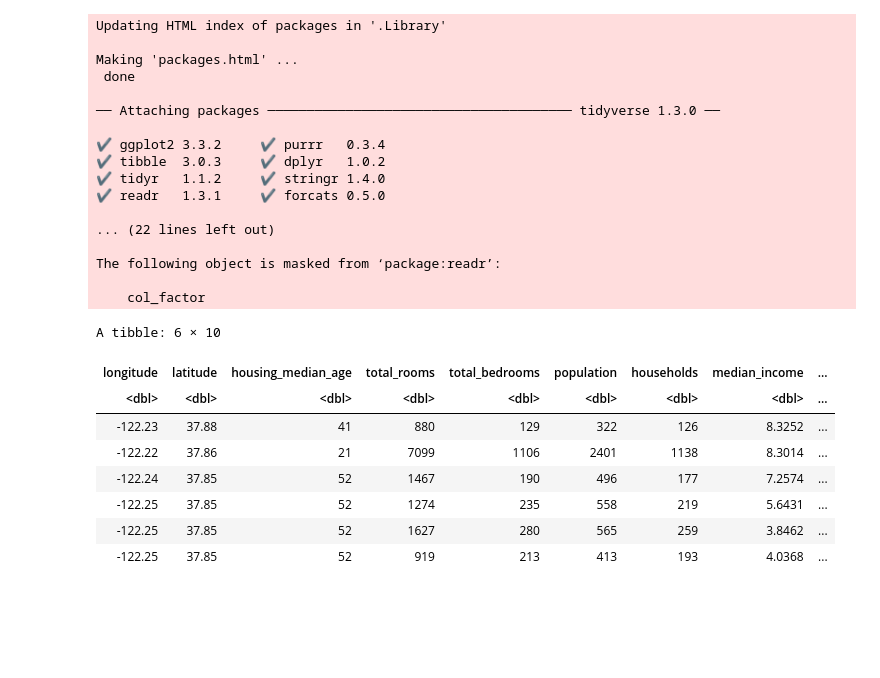
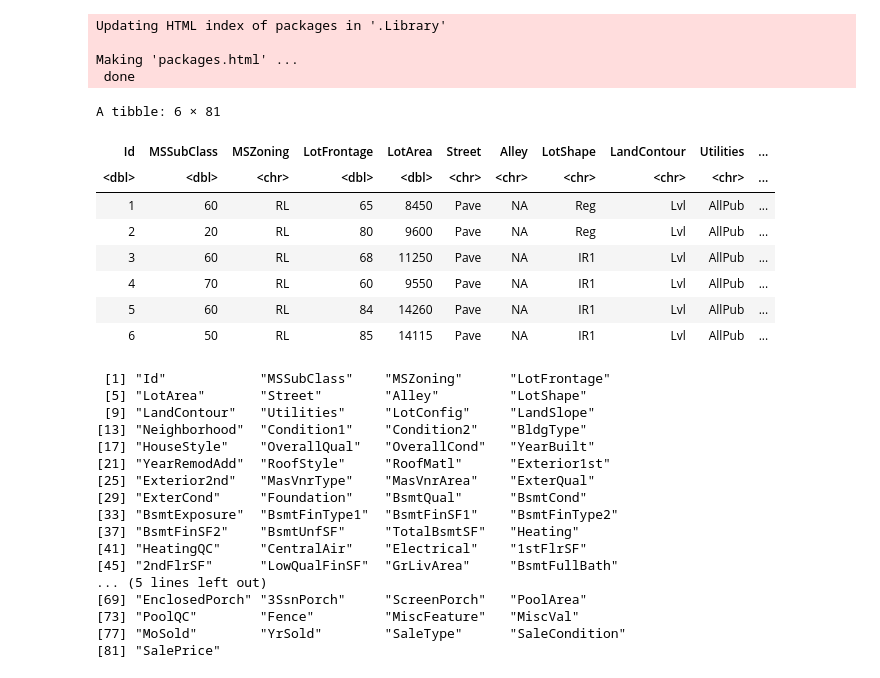
Before and after one commit to jerdavies/home-price-regression, a Jupyter notebook: marg_vs_divorce_viz.ipynb, the cells around one changed output. Saved outputs shown, nothing was run; the diff lists cells and outputs as text; code cells hidden in the pictures; blank space fills up the shorter version.

```diff
--- a/marg_vs_divorce_viz.ipynb
+++ b/marg_vs_divorce_viz.ipynb
@@ -5,35 +5,40 @@ library(cowplot)
 library(scales)
 library(gsheet)
 library(repr)
-data <- gsheet2tbl('docs.google.com/spreadsheets/d/1MhyB5hxvmZCIAMTbdSscGI4yIUbM2Au_Hkdkx9dx_LM/edit?usp=sharing')
+data <- gsheet2tbl('docs.google.com/spreadsheets/d/1nNlzfwXkHVk2i946pgf3247KT2vqCDfHZjrBjT-losg/edit?usp=sharing')
 # %% [output]
 Updating HTML index of packages in '.Library'
 
 Making 'packages.html' ...
  done
-
-── Attaching packages ─────────────────────────────────────── tidyverse 1.3.0 ──
-
-✔ ggplot2 3.3.2     ✔ purrr   0.3.4
-✔ tibble  3.0.3     ✔ dplyr   1.0.2
-✔ tidyr   1.1.2     ✔ stringr 1.4.0
-✔ readr   1.3.1     ✔ forcats 0.5.0
-
-... (22 lines left out)
-
-The following object is masked from ‘package:readr’:
-
-    col_factor
 # %%
 head(data,6)
+colnames(data)
 # %% [output]
-A tibble: 6 × 10
+A tibble: 6 × 81
-| longitude | latitude | housing_median_age | total_rooms | total_bedrooms | population | households | median_income | ... |
-| <dbl> | <dbl> | <dbl> | <dbl> | <dbl> | <dbl> | <dbl> | <dbl> | ... |
-| -122.23 | 37.88 | 41 | 880 | 129 | 322 | 126 | 8.3252 | ... |
-| -122.22 | 37.86 | 21 | 7099 | 1106 | 2401 | 1138 | 8.3014 | ... |
-| -122.24 | 37.85 | 52 | 1467 | 190 | 496 | 177 | 7.2574 | ... |
-| -122.25 | 37.85 | 52 | 1274 | 235 | 558 | 219 | 5.6431 | ... |
-| -122.25 | 37.85 | 52 | 1627 | 280 | 565 | 259 | 3.8462 | ... |
-| -122.25 | 37.85 | 52 | 919 | 213 | 413 | 193 | 4.0368 | ... |
+| Id | MSSubClass | MSZoning | LotFrontage | LotArea | Street | Alley | LotShape | LandContour | Utilities | ... |
+| <dbl> | <dbl> | <chr> | <dbl> | <dbl> | <chr> | <chr> | <chr> | <chr> | <chr> | ... |
+| 1 | 60 | RL | 65 | 8450 | Pave | NA | Reg | Lvl | AllPub | ... |
+| 2 | 20 | RL | 80 | 9600 | Pave | NA | Reg | Lvl | AllPub | ... |
+| 3 | 60 | RL | 68 | 11250 | Pave | NA | IR1 | Lvl | AllPub | ... |
+| 4 | 70 | RL | 60 | 9550 | Pave | NA | IR1 | Lvl | AllPub | ... |
+| 5 | 60 | RL | 84 | 14260 | Pave | NA | IR1 | Lvl | AllPub | ... |
+| 6 | 50 | RL | 85 | 14115 | Pave | NA | IR1 | Lvl | AllPub | ... |
+ [1] "Id"            "MSSubClass"    "MSZoning"      "LotFrontage"
+ [5] "LotArea"       "Street"        "Alley"         "LotShape"
+ [9] "LandContour"   "Utilities"     "LotConfig"     "LandSlope"
+[13] "Neighborhood"  "Condition1"    "Condition2"    "BldgType"
+[17] "HouseStyle"    "OverallQual"   "OverallCond"   "YearBuilt"
+[21] "YearRemodAdd"  "RoofStyle"     "RoofMatl"      "Exterior1st"
+[25] "Exterior2nd"   "MasVnrType"    "MasVnrArea"    "ExterQual"
+[29] "ExterCond"     "Foundation"    "BsmtQual"      "BsmtCond"
+[33] "BsmtExposure"  "BsmtFinType1"  "BsmtFinSF1"    "BsmtFinType2"
+[37] "BsmtFinSF2"    "BsmtUnfSF"     "TotalBsmtSF"   "Heating"
+[41] "HeatingQC"     "CentralAir"    "Electrical"    "1stFlrSF"
+[45] "2ndFlrSF"      "LowQualFinSF"  "GrLivArea"     "BsmtFullBath"
+... (5 lines left out)
+[69] "EnclosedPorch" "3SsnPorch"     "ScreenPorch"   "PoolArea"
+[73] "PoolQC"        "Fence"         "MiscFeature"   "MiscVal"
+[77] "MoSold"        "YrSold"        "SaleType"      "SaleCondition"
+[81] "SalePrice"
 # %%
```
Also changed, not shown: parts of 5 cells of this notebook.
